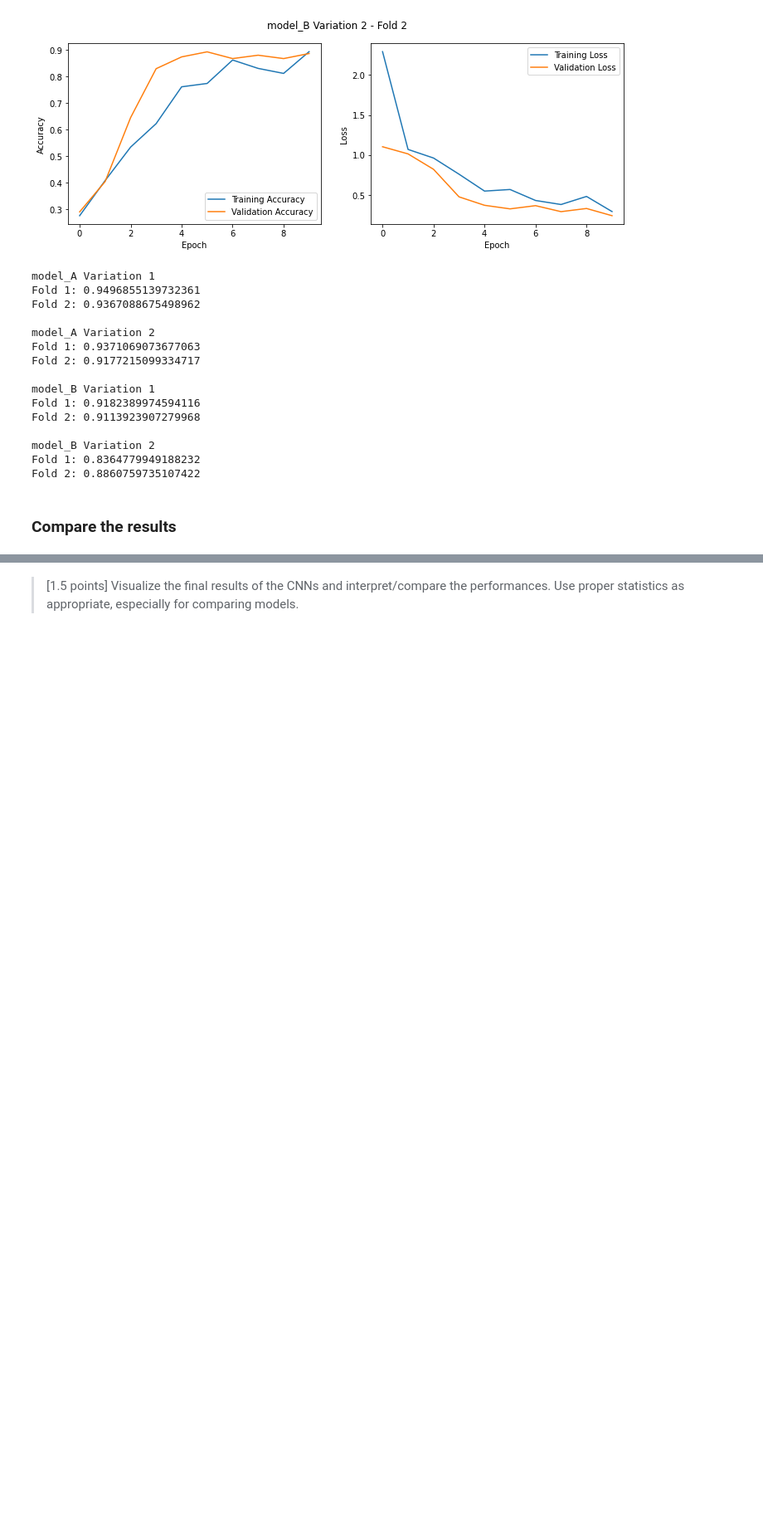
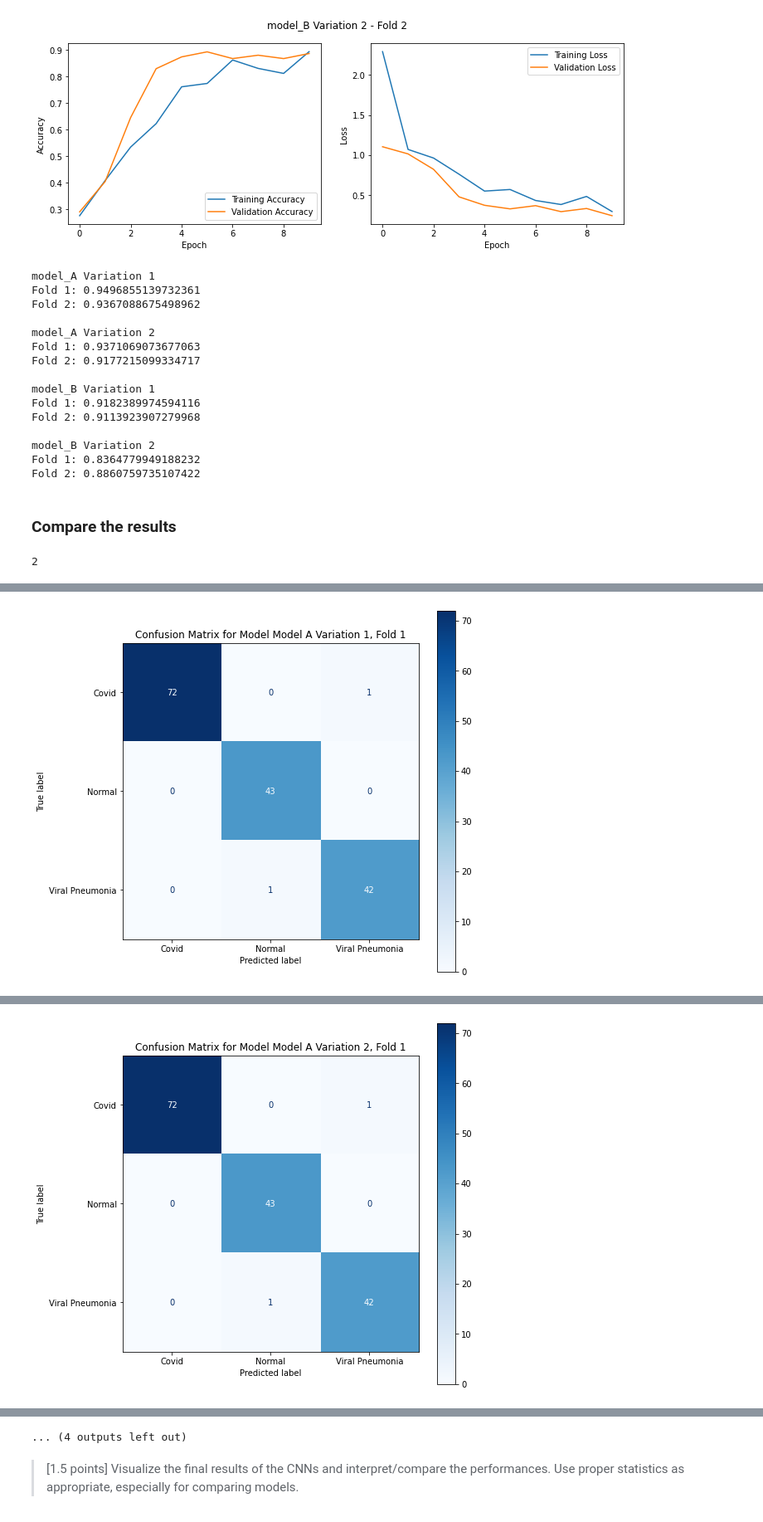
Before and after one commit to Gouldilocks/S22_ML06, a Jupyter notebook: project.ipynb, the cells around one changed output, grey strips where cells are left out. Shown: that part at 83% size. Drawn from its saved outputs; the diff is of its cells as text; code cells hidden in the pictures; blank space fills up the shorter version.

```diff
--- a/project.ipynb
+++ b/project.ipynb
@@ -295,3 +295,68 @@ Fold 1: 0.8364779949188232
 Fold 2: 0.8860759735107422
 # %% [markdown]
 ### Compare the results
+# %%
+from sklearn.metrics import confusion_matrix
+
+def get_confusion_matrix(model, X, y_true):
+    y_pred_probs = model.predict(X)
+    y_pred = np.argmax(y_pred_probs, axis=1)
+    y_true_labels = np.argmax(y_true, axis=1)
+    cm = confusion_matrix(y_true_labels, y_pred)
+    return cm
+# %%
+import matplotlib.pyplot as plt
+from sklearn.metrics import ConfusionMatrixDisplay
+
+def plot_confusion_matrix(cm, display_labels, title):
+    fig, ax = plt.subplots(figsize=(8, 8))
+    disp = ConfusionMatrixDisplay(confusion_matrix=cm, display_labels=display_labels)
+    disp.plot(ax=ax, cmap=plt.cm.Blues)
+    plt.title(title)
+    plt.show()
+# %%
+print(len(histories))
+# %% [output]
+2
+# %%
+# Compare all the models
+y_labels = np.argmax(y, axis=1)
+
+'''
+[
+    # On the set one
+    [model_A(1), model_A(2), model_B(1), model_B(2)],
+
+    # On the set two
+
+]
+'''
+fold_index = 0
+for train_index, test_index in kf.split(X, y):
+    model_index = 0
+    # Loop through all the models in that fold
+    for model in models[fold_index]:
+        # Get the test set for this fold
+        X_test = X[test_index]
+        y_test = y[test_index]
+
+        # Compute the confusion matrix for this fold
+        cm = get_confusion_matrix(models[i][j], X_test, y_test)
+
+        # Set the title of the plot
+        mod_name = ""
+        if model_index == 0:
+            mod_name = "Model A Variation 1"
+        elif model_index == 1:
+            mod_name = "Model A Variation 2"
+        elif model_index == 2:
+            mod_name = "Model B Variation 1"
+        else:
+            mod_name = "Model B Variation 2"
+
+        title = f"Confusion Matrix for Model {mod_name}, Fold {fold_index}"
+        plot_confusion_matrix(cm, display_labels=encoder.classes_, title=title)
+        model_index+= 1
+
+    fold_index += 1
+# %% [output]
@@ -297,0 +364 @@ Fold 2: 0.8860759735107422
+[figure, added]
@@ -297,0 +366 @@ Fold 2: 0.8860759735107422
+[figure, added]
@@ -298,2 +375,3 @@ Fold 2: 0.8860759735107422
+... (4 outputs left out)
 # %% [markdown]
 > [1.5 points] Visualize the final results of the CNNs and interpret/compare the performances. Use proper statistics as appropriate, especially for comparing models.
```
Also changed, not shown: parts of 2 cells of this notebook.
